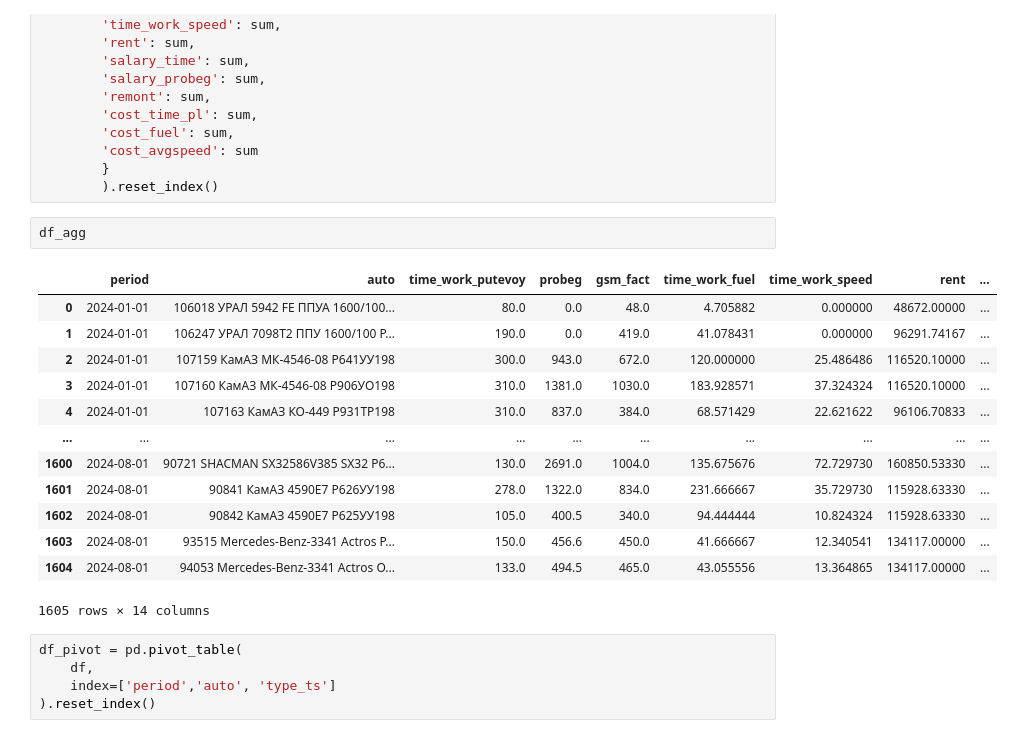
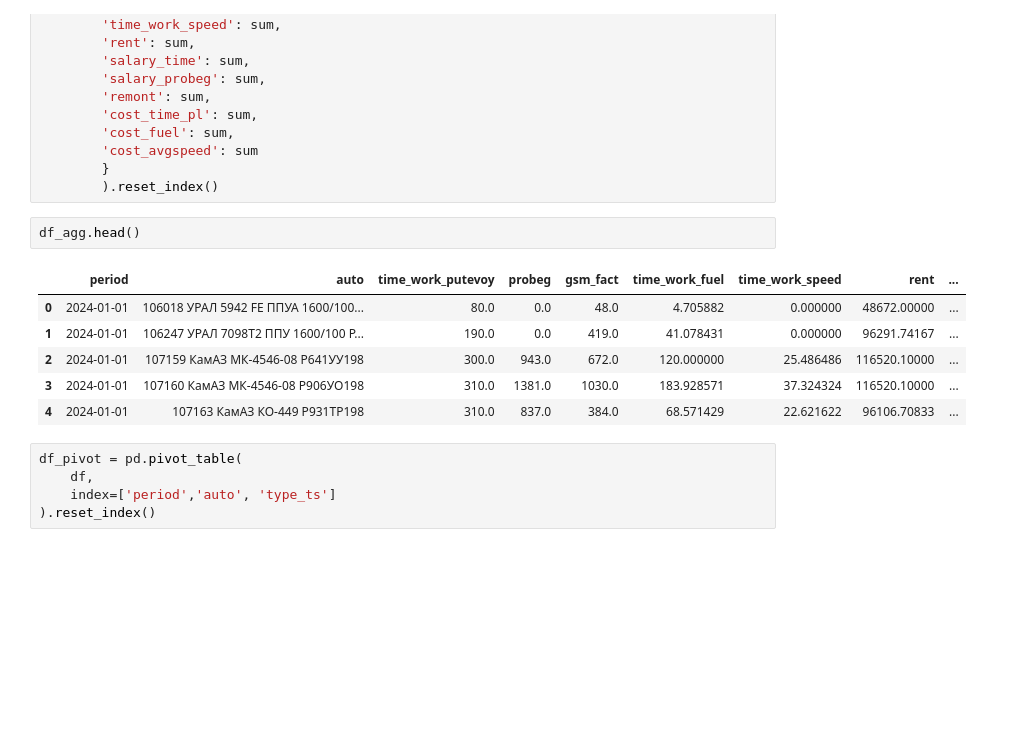
Before and after one commit to FelixDS55/mash_chas, a Jupyter notebook: m_chas.ipynb, the cells around one changed output. Drawn from its saved outputs; the diff is of its cells as text; blank space fills up the shorter version.

```diff
--- a/m_chas.ipynb
+++ b/m_chas.ipynb
@@ -116,21 +102,14 @@ df_agg = df.groupby(['period', 'auto']).agg({
         }
         ).reset_index()
 # %%
-df_agg
+df_agg.head()
 # %% [output]
 |  | period | auto | time_work_putevoy | probeg | gsm_fact | time_work_fuel | time_work_speed | rent | ... |
 | 0 | 2024-01-01 | 106018 УРАЛ 5942 FE ППУА 1600/100... | 80.0 | 0.0 | 48.0 | 4.705882 | 0.000000 | 48672.00000 | ... |
 | 1 | 2024-01-01 | 106247 УРАЛ 7098Т2 ППУ 1600/100 Р... | 190.0 | 0.0 | 419.0 | 41.078431 | 0.000000 | 96291.74167 | ... |
 | 2 | 2024-01-01 | 107159 КамАЗ МК-4546-08 Р641УУ198 | 300.0 | 943.0 | 672.0 | 120.000000 | 25.486486 | 116520.10000 | ... |
 | 3 | 2024-01-01 | 107160 КамАЗ МК-4546-08 Р906УО198 | 310.0 | 1381.0 | 1030.0 | 183.928571 | 37.324324 | 116520.10000 | ... |
 | 4 | 2024-01-01 | 107163 КамАЗ КО-449 Р931ТР198 | 310.0 | 837.0 | 384.0 | 68.571429 | 22.621622 | 96106.70833 | ... |
-| ... | ... | ... | ... | ... | ... | ... | ... | ... | ... |
-| 1600 | 2024-08-01 | 90721 SHACMAN SX32586V385 SX32 Р6... | 130.0 | 2691.0 | 1004.0 | 135.675676 | 72.729730 | 160850.53330 | ... |
-| 1601 | 2024-08-01 | 90841 КамАЗ 4590Е7 Р626УУ198 | 278.0 | 1322.0 | 834.0 | 231.666667 | 35.729730 | 115928.63330 | ... |
-| 1602 | 2024-08-01 | 90842 КамАЗ 4590Е7 Р625УУ198 | 105.0 | 400.5 | 340.0 | 94.444444 | 10.824324 | 115928.63330 | ... |
-| 1603 | 2024-08-01 | 93515 Mercedes-Benz-3341 Aсtros Р... | 150.0 | 456.6 | 450.0 | 41.666667 | 12.340541 | 134117.00000 | ... |
-| 1604 | 2024-08-01 | 94053 Mercedes-Benz-3341 Aсtros О... | 133.0 | 494.5 | 465.0 | 43.055556 | 13.364865 | 134117.00000 | ... |
-1605 rows × 14 columns
 # %%
 df_pivot = pd.pivot_table(
     df,
```
Also changed, not shown: parts of 9 cells of this notebook, 2 other files.
